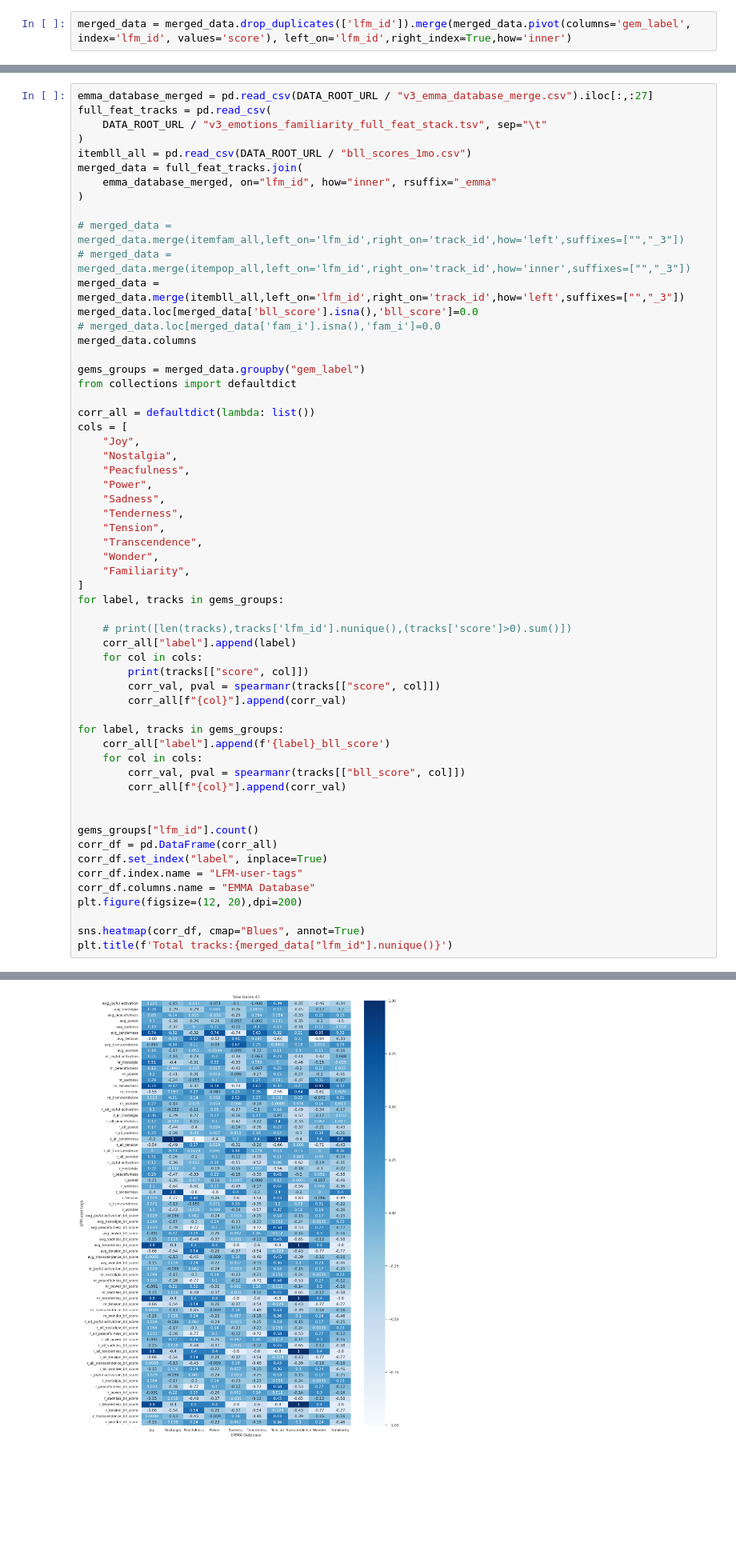
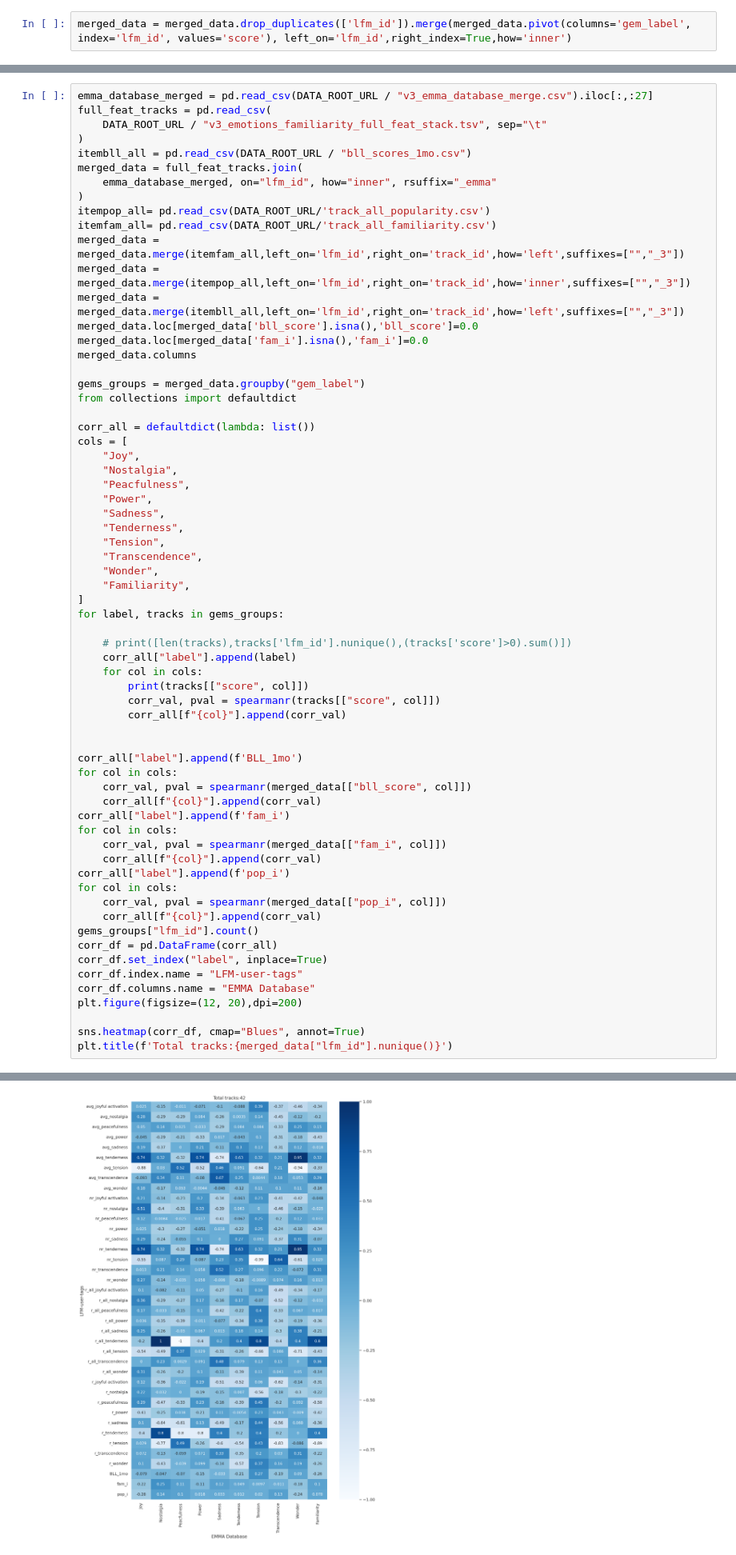
Before and after one commit to mmosc/emo-mrs, a Jupyter notebook: notebooks/calculation_emotion_all_aggr.ipynb, the cells around one changed output, grey strips where cells are left out. Shown at 80% size. Drawn from its saved outputs; the diff is of its cells as text; blank space fills up the shorter version.

Commit message:
added familiarity to   gems vs tags

```diff
--- a/notebooks/calculation_emotion_all_aggr.ipynb
+++ b/notebooks/calculation_emotion_all_aggr.ipynb
@@ -464,12 +471,13 @@ itembll_all = pd.read_csv(DATA_ROOT_URL / "bll_scores_1mo.csv")
 merged_data = full_feat_tracks.join(
     emma_database_merged, on="lfm_id", how="inner", rsuffix="_emma"
 )
-
-# merged_data = merged_data.merge(itemfam_all,left_on='lfm_id',right_on='track_id',how='left',suffixes=["","_3"])
-# merged_data = merged_data.merge(itempop_all,left_on='lfm_id',right_on='track_id',how='inner',suffixes=["","_3"])
+itempop_all= pd.read_csv(DATA_ROOT_URL/'track_all_popularity.csv')
+itemfam_all= pd.read_csv(DATA_ROOT_URL/'track_all_familiarity.csv')
+merged_data = merged_data.merge(itemfam_all,left_on='lfm_id',right_on='track_id',how='left',suffixes=["","_3"])
+merged_data = merged_data.merge(itempop_all,left_on='lfm_id',right_on='track_id',how='inner',suffixes=["","_3"])
 merged_data = merged_data.merge(itembll_all,left_on='lfm_id',right_on='track_id',how='left',suffixes=["","_3"])
 merged_data.loc[merged_data['bll_score'].isna(),'bll_score']=0.0
-# merged_data.loc[merged_data['fam_i'].isna(),'fam_i']=0.0
+merged_data.loc[merged_data['fam_i'].isna(),'fam_i']=0.0
 merged_data.columns
 
 gems_groups = merged_data.groupby("gem_label")
@@ -497,13 +505,19 @@ for label, tracks in gems_groups:
         corr_val, pval = spearmanr(tracks[["score", col]])
         corr_all[f"{col}"].append(corr_val)
 
-for label, tracks in gems_groups:
-    corr_all["label"].append(f'{label}_bll_score')
-    for col in cols:
-        corr_val, pval = spearmanr(tracks[["bll_score", col]])
-        corr_all[f"{col}"].append(corr_val)
 
-
+corr_all["label"].append(f'BLL_1mo')
+for col in cols:
+    corr_val, pval = spearmanr(merged_data[["bll_score", col]])
+    corr_all[f"{col}"].append(corr_val)
+corr_all["label"].append(f'fam_i')
+for col in cols:
+    corr_val, pval = spearmanr(merged_data[["fam_i", col]])
+    corr_all[f"{col}"].append(corr_val)
+corr_all["label"].append(f'pop_i')
+for col in cols:
+    corr_val, pval = spearmanr(merged_data[["pop_i", col]])
+    corr_all[f"{col}"].append(corr_val)
 gems_groups["lfm_id"].count()
 corr_df = pd.DataFrame(corr_all)
 corr_df.set_index("label", inplace=True)
@@ -535,2 +549,2 @@ Text(0.5, 1.0, 'Total tracks:43')
-[figure, old version]
+[figure, new version]
 # %%
```
Also changed, not shown: parts of 6 cells of this notebook.
